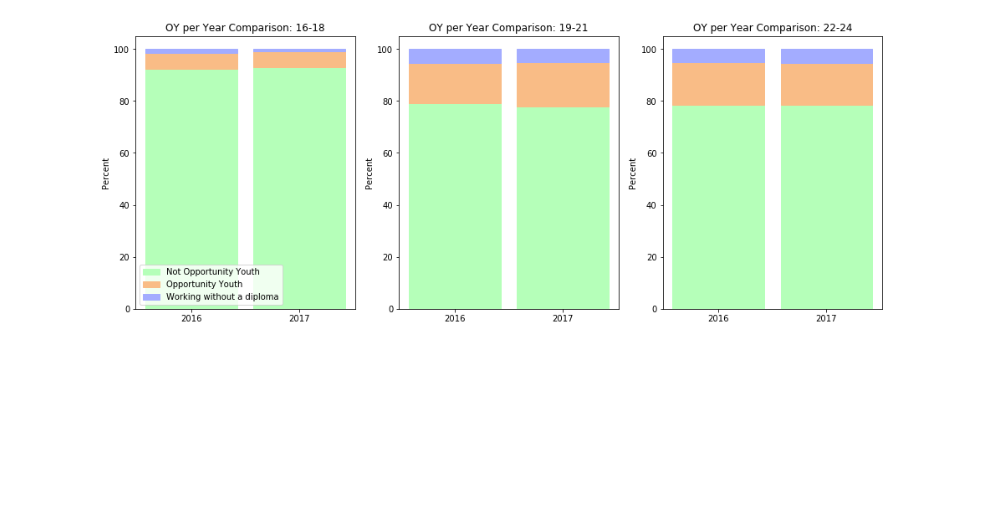
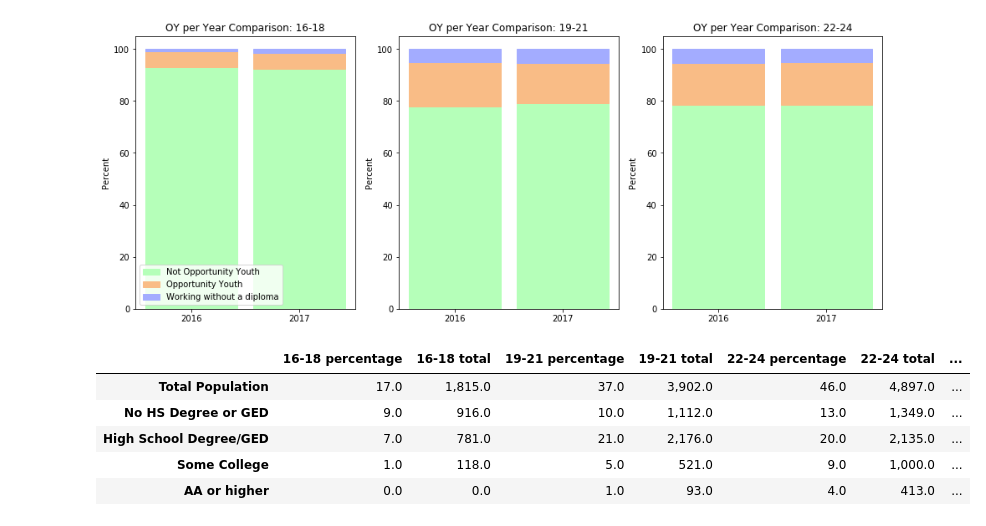
Before and after one commit to karenkathryn/opportunity_youth, a Jupyter notebook: OY_Status.ipynb, the cells around one changed output. Cells and saved outputs as stored; diff of their text form; code cells hidden in the pictures; blank space fills up the shorter version.

```diff
--- a/OY_Status.ipynb
+++ b/OY_Status.ipynb
@@ -259,19 +224,19 @@ for i in np.arange(3):
 #orange oy_yes
 #blue working w/o diploma
 r = np.arange(2)
-raw_data_1 = {'greenBars': [df_oy_pct.loc['oy_no', '16-18'], 93],
-            'orangeBars': [df_oy_pct.loc['oy_yes', '16-18'], 6],
-            'blueBars': [df_oy_pct.loc['working w/o a diploma','16-18'], 1]
+raw_data_1 = {'greenBars': [93, df_oy_pct.loc['oy_no', '16-18']],
+            'orangeBars': [6, df_oy_pct.loc['oy_yes', '16-18']],
+            'blueBars': [1, df_oy_pct.loc['working w/o a diploma','16-18']]
            }
 
-raw_data_2 = {'greenBars': [df_oy_pct.loc['oy_no', '19-21'], 78],
-            'orangeBars': [df_oy_pct.loc['oy_yes', '19-21'], 17],
-            'blueBars': [df_oy_pct.loc['working w/o a diploma','19-21'], 5]
+raw_data_2 = {'greenBars': [78, df_oy_pct.loc['oy_no', '19-21']],
+            'orangeBars': [17, df_oy_pct.loc['oy_yes', '19-21']],
+            'blueBars': [5, df_oy_pct.loc['working w/o a diploma','19-21']]
            }
 
-raw_data_3 = {'greenBars': [df_oy_pct.loc['oy_no', '22-24'], 78.5],
-            'orangeBars': [df_oy_pct.loc['oy_yes', '22-24'], 16],
-            'blueBars': [df_oy_pct.loc['working w/o a diploma','22-24'], 5.5]
+raw_data_3 = {'greenBars': [78.5, df_oy_pct.loc['oy_no', '22-24']],
+            'orangeBars': [16, df_oy_pct.loc['oy_yes', '22-24']],
+            'blueBars': [5.5, df_oy_pct.loc['working w/o a diploma','22-24']]
            }
 
 raw_data = [raw_data_1, raw_data_2, raw_data_3]
@@ -314,0 +412,17 @@ plt.show()
+# %%
+index_names = ['Total Population', 'No HS Degree or GED', 'High School Degree/GED','Some College', 'AA or higher']
+column_names = ['16-18 total', '19-21 total', '22-24 total', '16-24 total']
+second_df = create_df(second_array, column_names, index_names)
+
+
+reorganized_list = ['16-18 percentage','16-18 total', '19-21 percentage', '19-21 total', '22-24 percentage', '22-24 total', '16-24 percentage', '16-24 total', ]
+second_df = second_df.reindex(columns = reorganized_list)
+add_percentages_total(second_df)
+second_df
+# %% [output]
+|  | 16-18 percentage | 16-18 total | 19-21 percentage | 19-21 total | 22-24 percentage | 22-24 total | ... |
+| Total Population | 17.0 | 1,815.0 | 37.0 | 3,902.0 | 46.0 | 4,897.0 | ... |
+| No HS Degree or GED | 9.0 | 916.0 | 10.0 | 1,112.0 | 13.0 | 1,349.0 | ... |
+| High School Degree/GED | 7.0 | 781.0 | 21.0 | 2,176.0 | 20.0 | 2,135.0 | ... |
+| Some College | 1.0 | 118.0 | 5.0 | 521.0 | 9.0 | 1,000.0 | ... |
+| AA or higher | 0.0 | 0.0 | 1.0 | 93.0 | 4.0 | 413.0 | ... |
```
Also changed, not shown: parts of 12 cells of this notebook.
